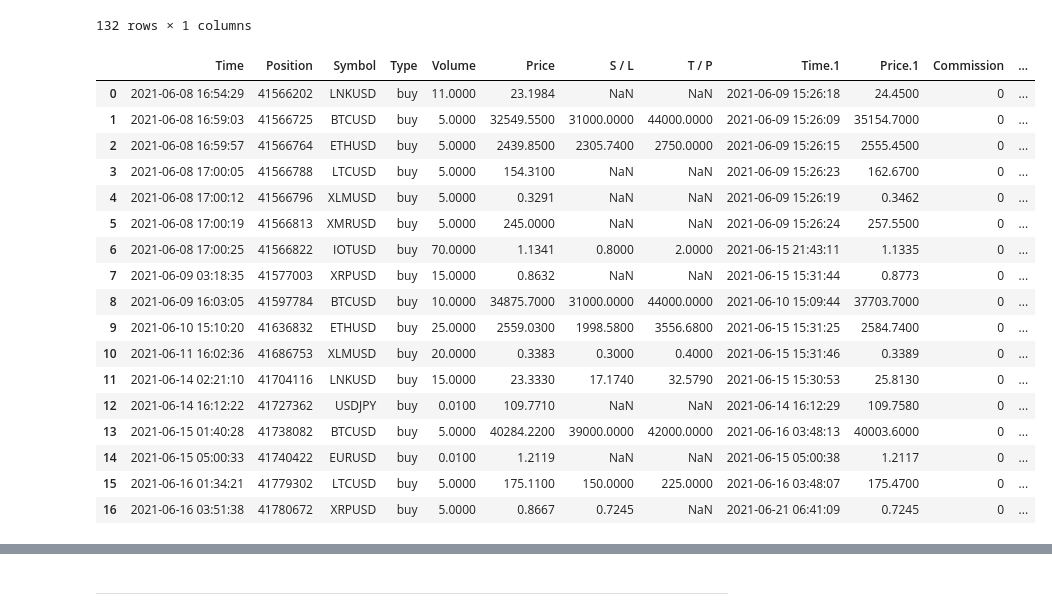
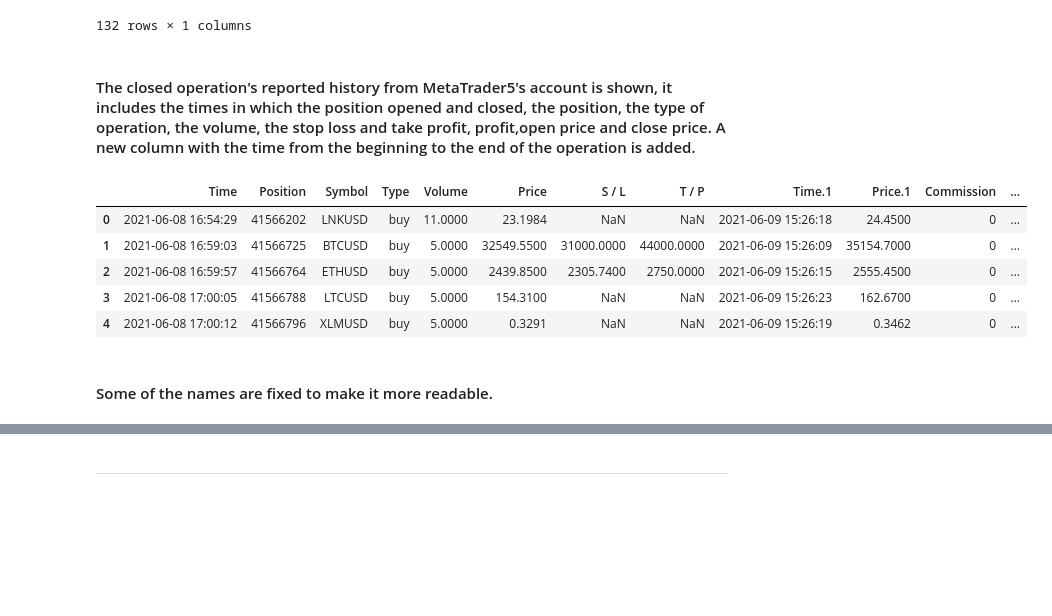
Before and after one commit to HKael/MYST-3, a Jupyter notebook: notebook.ipynb, the cells around one changed output, grey strips where cells are left out. Cells and saved outputs as stored; diff of their text form; code cells hidden in the pictures; blank space fills up the shorter version.

```diff
--- a/notebook.ipynb
+++ b/notebook.ipynb
@@ -107,25 +117,17 @@ data_pips
 | XRPUSD | 0.0001 |
 | IOTUSD | 0.0001 |
 132 rows × 1 columns
+# %% [markdown]
+#### The closed operation's reported history from MetaTrader5's account is shown, it includes the times in which the position opened and closed, the position, the type of operation, the volume, the stop loss and take profit, profit,open price and close price. A new column with the time from the beginning to the end of the operation is added.
 # %%
-data_historical
+data_historical.head(5)
 # %% [output]
 |  | Time | Position | Symbol | Type | Volume | Price | S / L | T / P | Time.1 | Price.1 | Commission | ... |
 | 0 | 2021-06-08 16:54:29 | 41566202 | LNKUSD | buy | 11.0000 | 23.1984 | NaN | NaN | 2021-06-09 15:26:18 | 24.4500 | 0 | ... |
 | 1 | 2021-06-08 16:59:03 | 41566725 | BTCUSD | buy | 5.0000 | 32549.5500 | 31000.0000 | 44000.0000 | 2021-06-09 15:26:09 | 35154.7000 | 0 | ... |
 | 2 | 2021-06-08 16:59:57 | 41566764 | ETHUSD | buy | 5.0000 | 2439.8500 | 2305.7400 | 2750.0000 | 2021-06-09 15:26:15 | 2555.4500 | 0 | ... |
 | 3 | 2021-06-08 17:00:05 | 41566788 | LTCUSD | buy | 5.0000 | 154.3100 | NaN | NaN | 2021-06-09 15:26:23 | 162.6700 | 0 | ... |
 | 4 | 2021-06-08 17:00:12 | 41566796 | XLMUSD | buy | 5.0000 | 0.3291 | NaN | NaN | 2021-06-09 15:26:19 | 0.3462 | 0 | ... |
-| 5 | 2021-06-08 17:00:19 | 41566813 | XMRUSD | buy | 5.0000 | 245.0000 | NaN | NaN | 2021-06-09 15:26:24 | 257.5500 | 0 | ... |
-| 6 | 2021-06-08 17:00:25 | 41566822 | IOTUSD | buy | 70.0000 | 1.1341 | 0.8000 | 2.0000 | 2021-06-15 21:43:11 | 1.1335 | 0 | ... |
-| 7 | 2021-06-09 03:18:35 | 41577003 | XRPUSD | buy | 15.0000 | 0.8632 | NaN | NaN | 2021-06-15 15:31:44 | 0.8773 | 0 | ... |
-| 8 | 2021-06-09 16:03:05 | 41597784 | BTCUSD | buy | 10.0000 | 34875.7000 | 31000.0000 | 44000.0000 | 2021-06-10 15:09:44 | 37703.7000 | 0 | ... |
-| 9 | 2021-06-10 15:10:20 | 41636832 | ETHUSD | buy | 25.0000 | 2559.0300 | 1998.5800 | 3556.6800 | 2021-06-15 15:31:25 | 2584.7400 | 0 | ... |
-| 10 | 2021-06-11 16:02:36 | 41686753 | XLMUSD | buy | 20.0000 | 0.3383 | 0.3000 | 0.4000 | 2021-06-15 15:31:46 | 0.3389 | 0 | ... |
-| 11 | 2021-06-14 02:21:10 | 41704116 | LNKUSD | buy | 15.0000 | 23.3330 | 17.1740 | 32.5790 | 2021-06-15 15:30:53 | 25.8130 | 0 | ... |
-| 12 | 2021-06-14 16:12:22 | 41727362 | USDJPY | buy | 0.0100 | 109.7710 | NaN | NaN | 2021-06-14 16:12:29 | 109.7580 | 0 | ... |
-| 13 | 2021-06-15 01:40:28 | 41738082 | BTCUSD | buy | 5.0000 | 40284.2200 | 39000.0000 | 42000.0000 | 2021-06-16 03:48:13 | 40003.6000 | 0 | ... |
-| 14 | 2021-06-15 05:00:33 | 41740422 | EURUSD | buy | 0.0100 | 1.2119 | NaN | NaN | 2021-06-15 05:00:38 | 1.2117 | 0 | ... |
-| 15 | 2021-06-16 01:34:21 | 41779302 | LTCUSD | buy | 5.0000 | 175.1100 | 150.0000 | 225.0000 | 2021-06-16 03:48:07 | 175.4700 | 0 | ... |
-| 16 | 2021-06-16 03:51:38 | 41780672 | XRPUSD | buy | 5.0000 | 0.8667 | 0.7245 | NaN | 2021-06-21 06:41:09 | 0.7245 | 0 | ... |
+# %% [markdown]
+#### Some of the names are fixed to make it more readable.
 # %%
```
Also changed, not shown: parts of 29 cells of this notebook, 1 other file.
